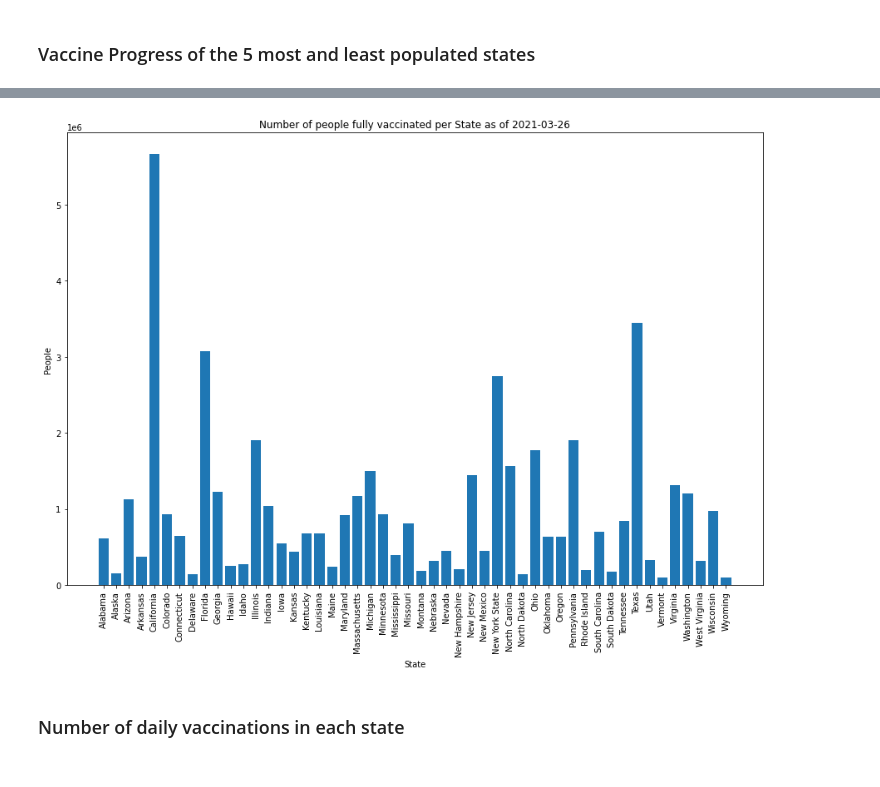
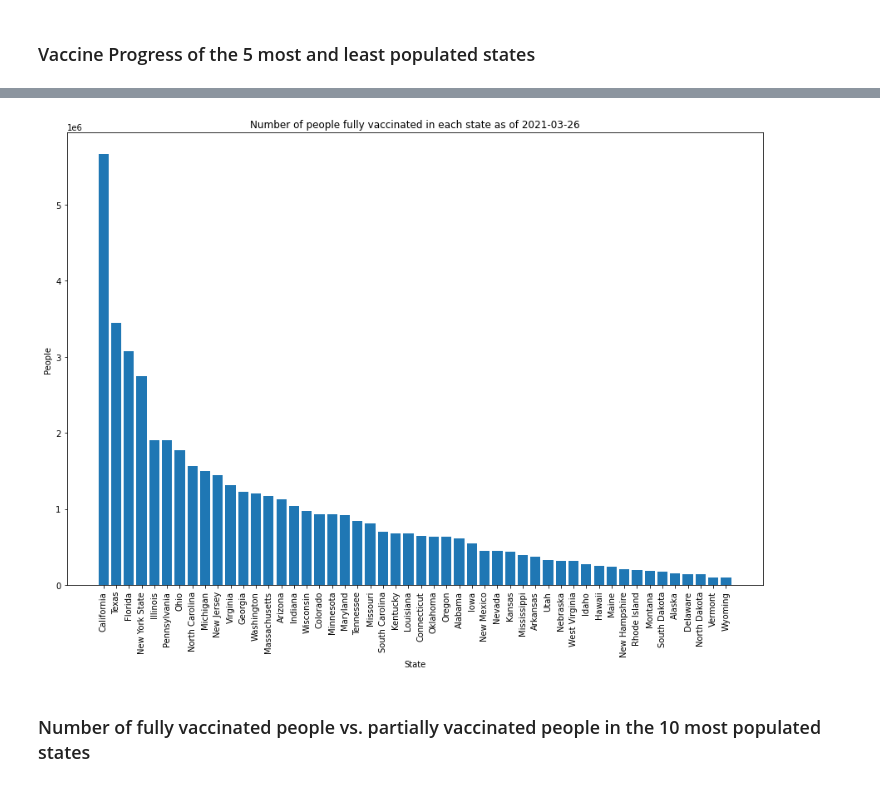
Before and after one commit to ezrc2/covid-vaccine-analysis, a Jupyter notebook: us-vaccines.ipynb, the cells around one changed output, grey strips where cells are left out. Cells and saved outputs as stored; diff of their text form; code cells hidden in the pictures.

```diff
--- a/us-vaccines.ipynb
+++ b/us-vaccines.ipynb
@@ -40,22 +50,23 @@ for area in non_states:
     states.remove(area)
 # %%
 most_recent_date = most_recent_date = df.iloc[-1]['date']
-x = {}
+fully_vaccinated = {}
 for state in states:
     location = df.loc[df['location'] == state]
     row = location.iloc[-1]
-    x[state] = row['people_fully_vaccinated']
+    fully_vaccinated[state] = row['people_fully_vaccinated']
 
-states = sorted(x, key=x.get, reverse=True)
+fully_vaccinated = {k: v for k, v in sorted(fully_vaccinated.items(), key=lambda x: x[1], reverse=True)}
 plt.figure(figsize=(15, 10))
-plt.bar(x.keys(), x.values())
-plt.xticks(rotation=90)
-plt.title(f'Number of people fully vaccinated per State as of {most_recent_date}')
+plt.bar(fully_vaccinated.keys(), fully_vaccinated.values())
+
+plt.xticks(states, rotation=90)
+plt.title(f'Number of people fully vaccinated in each state as of {most_recent_date}')
 plt.xlabel('State')
 plt.ylabel('People')
 plt.show()
 # %% [output]
-[figure, old version]
+[figure, new version]
 # %% [markdown]
-### Number of daily vaccinations in each state
+### Number of fully vaccinated people vs. partially vaccinated people in the 10 most populated states
 # %%
```
Also changed, not shown: parts of 5 cells of this notebook.
